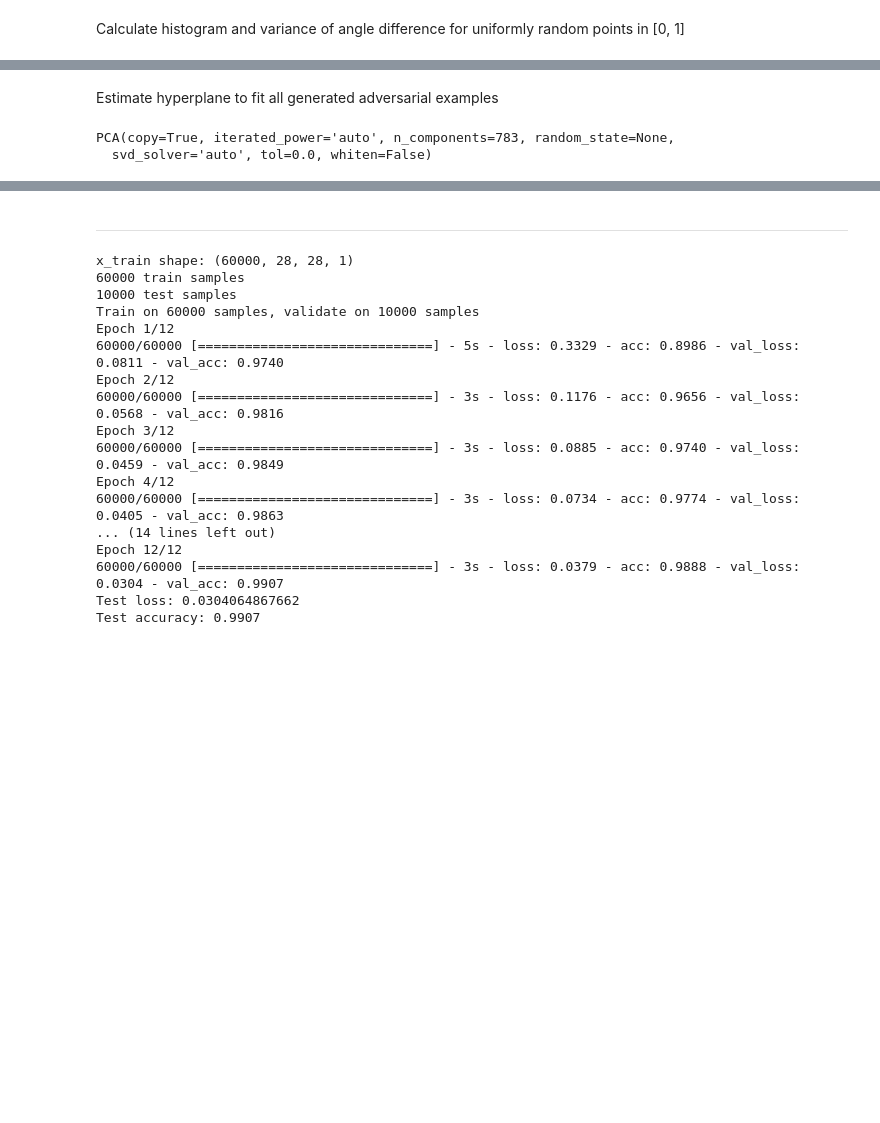
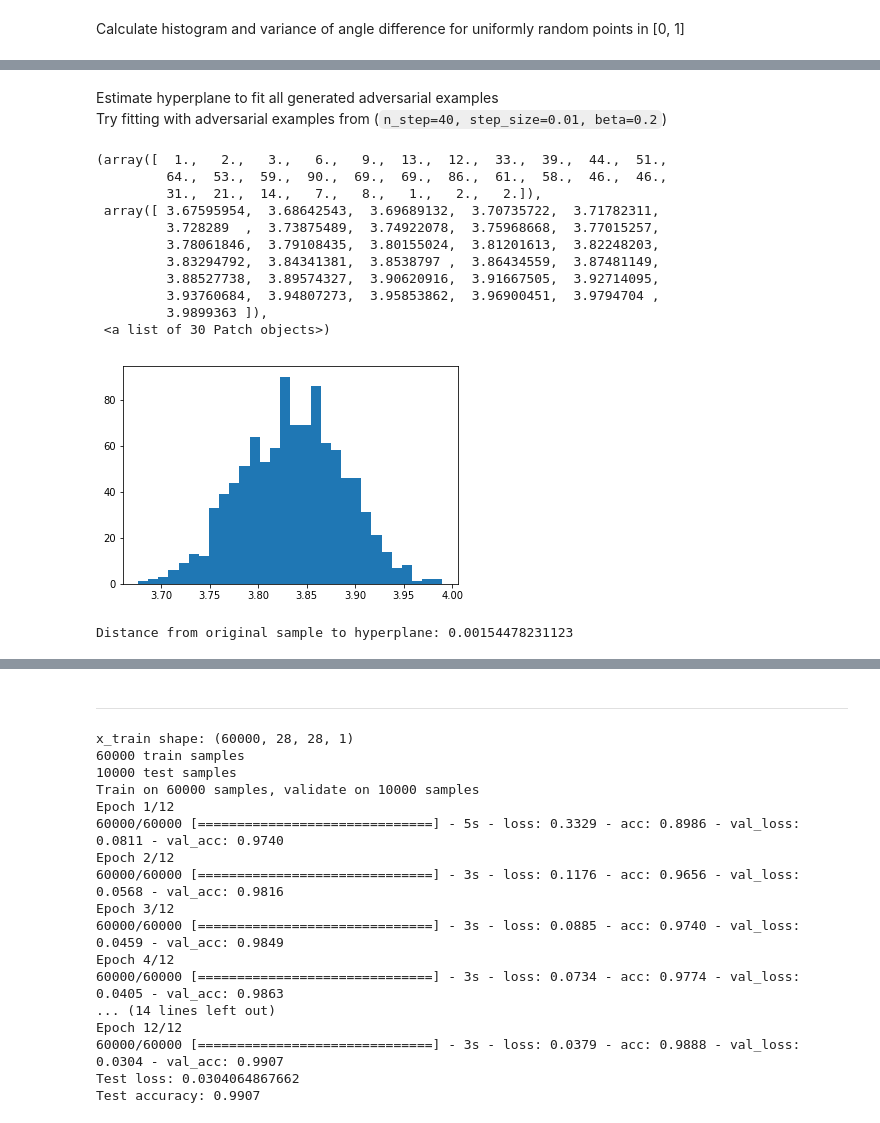
Before and after one commit to chawins/DART, a Jupyter notebook: margin_nn.ipynb, the cells around one changed output, grey strips where cells are left out. Drawn from its saved outputs; the diff is of its cells as text; code cells hidden in the pictures; blank space fills up the shorter version.

```diff
--- a/margin_nn.ipynb
+++ b/margin_nn.ipynb
@@ -263,11 +228,10 @@ Variance:  0.00012455730524
 # %% [markdown]
 Estimate hyperplane to fit all generated adversarial examples
+Try fitting with adversarial examples from (`n_step=40, step_size=0.01, beta=0.2`)
 # %%
-from sklearn.decomposition import PCA
-
 pca = PCA(n_components=783)
 x_flat = x_rnd.reshape((-1, 784))
 pca.fit(x_flat - np.mean(x_flat, axis=0))
+
+proj_matrix = np.dot(pca.components_.T, pca.components_)
+x_tran = np.dot(x_flat, proj_matrix)
-# %% [output]
-PCA(copy=True, iterated_power='auto', n_components=783, random_state=None,
-  svd_solver='auto', tol=0.0, whiten=False)
@@ -277,0 +240,20 @@ x_tran = np.dot(x_flat, proj_matrix)
+# %%
+plt.hist(np.linalg.norm(x_tran - x_s.reshape(1, 784), axis=1), bins=30)
+# %% [output]
+(array([  1.,   2.,   3.,   6.,   9.,  13.,  12.,  33.,  39.,  44.,  51.,
+         64.,  53.,  59.,  90.,  69.,  69.,  86.,  61.,  58.,  46.,  46.,
+         31.,  21.,  14.,   7.,   8.,   1.,   2.,   2.]),
+ array([ 3.67595954,  3.68642543,  3.69689132,  3.70735722,  3.71782311,
+         3.728289  ,  3.73875489,  3.74922078,  3.75968668,  3.77015257,
+         3.78061846,  3.79108435,  3.80155024,  3.81201613,  3.82248203,
+         3.83294792,  3.84341381,  3.8538797 ,  3.86434559,  3.87481149,
+         3.88527738,  3.89574327,  3.90620916,  3.91667505,  3.92714095,
+         3.93760684,  3.94807273,  3.95853862,  3.96900451,  3.9794704 ,
+         3.9899363 ]),
+ <a list of 30 Patch objects>)
+[figure, added]
+# %%
+x_s_proj = np.dot(x_s.reshape(1, 784), proj_matrix)
+print("Distance from original sample to hyperplane:", np.linalg.norm(x_s_proj - x_s.reshape(1, 784), axis=1)[0])
+# %% [output]
+Distance from original sample to hyperplane: 0.00154478231123
```
Also changed, not shown: parts of 41 cells of this notebook, 1 other file.
